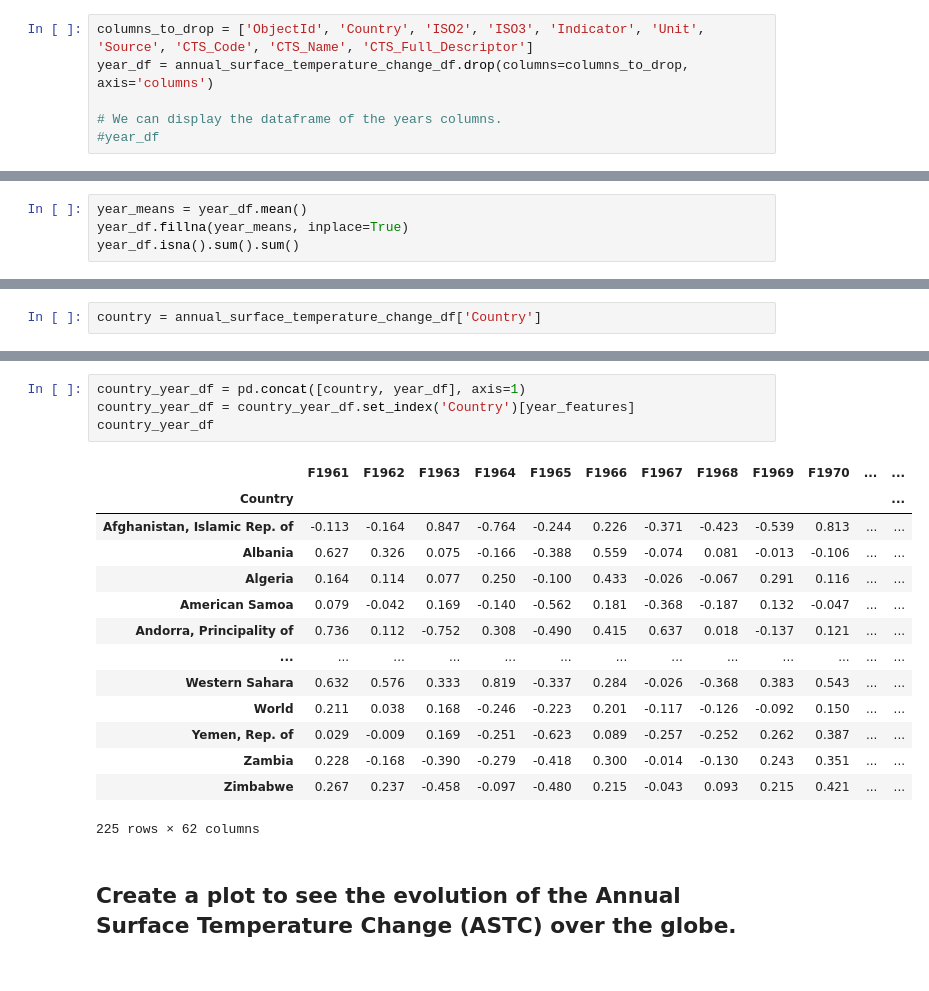
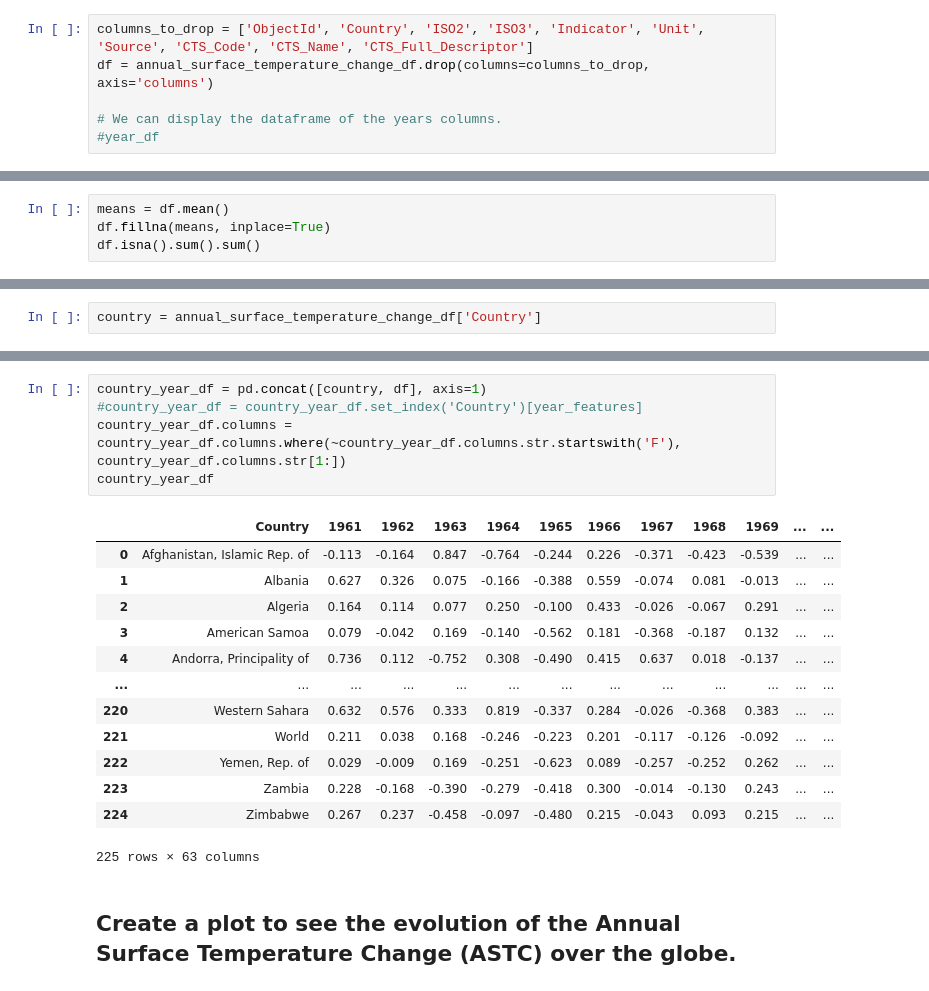
Before and after one commit to Ericcost/GlobalChangingAwarness, a Jupyter notebook: Global_Warming_Datasets/ASTC.ipynb, the cells around one changed output, grey strips where cells are left out. Saved outputs shown, nothing was run; the diff lists cells and outputs as text.

```diff
--- a/Global_Warming_Datasets/ASTC.ipynb
+++ b/Global_Warming_Datasets/ASTC.ipynb
@@ -95,7 +96,7 @@ Unique values in column 'F2021': 198
 Unique values in column 'F2022': 206
 # %%
 columns_to_drop = ['ObjectId', 'Country', 'ISO2', 'ISO3', 'Indicator', 'Unit', 'Source', 'CTS_Code', 'CTS_Name', 'CTS_Full_Descriptor']
-year_df = annual_surface_temperature_change_df.drop(columns=columns_to_drop, axis='columns')
+df = annual_surface_temperature_change_df.drop(columns=columns_to_drop, axis='columns')
 
 # We can display the dataframe of the years columns.
 #year_df
@@ -163,9 +164,9 @@ plt.show()
 # %% [output]
 [figure]
 # %%
-year_means = year_df.mean()
-year_df.fillna(year_means, inplace=True)
-year_df.isna().sum().sum()
+means = df.mean()
+df.fillna(means, inplace=True)
+df.isna().sum().sum()
 # %% [output]
 0
 # %%
@@ -187,23 +188,23 @@ year_df
 | 224 | 0.267 | 0.237 | -0.458 | -0.097 | -0.480 | 0.215 | -0.043 | 0.093 | 0.215 | 0.421 | ... | ... |
 225 rows × 62 columns
 # %%
-country_year_df = pd.concat([country, year_df], axis=1)
-country_year_df = country_year_df.set_index('Country')[year_features]
+country_year_df = pd.concat([country, df], axis=1)
+#country_year_df = country_year_df.set_index('Country')[year_features]
+country_year_df.columns = country_year_df.columns.where(~country_year_df.columns.str.startswith('F'), country_year_df.columns.str[1:])
 country_year_df
 # %% [output]
-|  | F1961 | F1962 | F1963 | F1964 | F1965 | F1966 | F1967 | F1968 | F1969 | F1970 | ... | ... |
-| Country |  |  |  |  |  |  |  |  |  |  |  | ... |
-| Afghanistan, Islamic Rep. of | -0.113 | -0.164 | 0.847 | -0.764 | -0.244 | 0.226 | -0.371 | -0.423 | -0.539 | 0.813 | ... | ... |
-| Albania | 0.627 | 0.326 | 0.075 | -0.166 | -0.388 | 0.559 | -0.074 | 0.081 | -0.013 | -0.106 | ... | ... |
-| Algeria | 0.164 | 0.114 | 0.077 | 0.250 | -0.100 | 0.433 | -0.026 | -0.067 | 0.291 | 0.116 | ... | ... |
-| American Samoa | 0.079 | -0.042 | 0.169 | -0.140 | -0.562 | 0.181 | -0.368 | -0.187 | 0.132 | -0.047 | ... | ... |
-| Andorra, Principality of | 0.736 | 0.112 | -0.752 | 0.308 | -0.490 | 0.415 | 0.637 | 0.018 | -0.137 | 0.121 | ... | ... |
+|  | Country | 1961 | 1962 | 1963 | 1964 | 1965 | 1966 | 1967 | 1968 | 1969 | ... | ... |
+| 0 | Afghanistan, Islamic Rep. of | -0.113 | -0.164 | 0.847 | -0.764 | -0.244 | 0.226 | -0.371 | -0.423 | -0.539 | ... | ... |
+| 1 | Albania | 0.627 | 0.326 | 0.075 | -0.166 | -0.388 | 0.559 | -0.074 | 0.081 | -0.013 | ... | ... |
+| 2 | Algeria | 0.164 | 0.114 | 0.077 | 0.250 | -0.100 | 0.433 | -0.026 | -0.067 | 0.291 | ... | ... |
+| 3 | American Samoa | 0.079 | -0.042 | 0.169 | -0.140 | -0.562 | 0.181 | -0.368 | -0.187 | 0.132 | ... | ... |
+| 4 | Andorra, Principality of | 0.736 | 0.112 | -0.752 | 0.308 | -0.490 | 0.415 | 0.637 | 0.018 | -0.137 | ... | ... |
 | ... | ... | ... | ... | ... | ... | ... | ... | ... | ... | ... | ... | ... |
-| Western Sahara | 0.632 | 0.576 | 0.333 | 0.819 | -0.337 | 0.284 | -0.026 | -0.368 | 0.383 | 0.543 | ... | ... |
-| World | 0.211 | 0.038 | 0.168 | -0.246 | -0.223 | 0.201 | -0.117 | -0.126 | -0.092 | 0.150 | ... | ... |
-| Yemen, Rep. of | 0.029 | -0.009 | 0.169 | -0.251 | -0.623 | 0.089 | -0.257 | -0.252 | 0.262 | 0.387 | ... | ... |
-| Zambia | 0.228 | -0.168 | -0.390 | -0.279 | -0.418 | 0.300 | -0.014 | -0.130 | 0.243 | 0.351 | ... | ... |
-| Zimbabwe | 0.267 | 0.237 | -0.458 | -0.097 | -0.480 | 0.215 | -0.043 | 0.093 | 0.215 | 0.421 | ... | ... |
+| 220 | Western Sahara | 0.632 | 0.576 | 0.333 | 0.819 | -0.337 | 0.284 | -0.026 | -0.368 | 0.383 | ... | ... |
+| 221 | World | 0.211 | 0.038 | 0.168 | -0.246 | -0.223 | 0.201 | -0.117 | -0.126 | -0.092 | ... | ... |
+| 222 | Yemen, Rep. of | 0.029 | -0.009 | 0.169 | -0.251 | -0.623 | 0.089 | -0.257 | -0.252 | 0.262 | ... | ... |
+| 223 | Zambia | 0.228 | -0.168 | -0.390 | -0.279 | -0.418 | 0.300 | -0.014 | -0.130 | 0.243 | ... | ... |
+| 224 | Zimbabwe | 0.267 | 0.237 | -0.458 | -0.097 | -0.480 | 0.215 | -0.043 | 0.093 | 0.215 | ... | ... |
-225 rows × 62 columns
+225 rows × 63 columns
 # %% [markdown]
 ## Create a plot to see the evolution of the Annual Surface Temperature Change (ASTC) over the globe.
```
Also changed, not shown: parts of 4 cells of this notebook, 5 other files.
